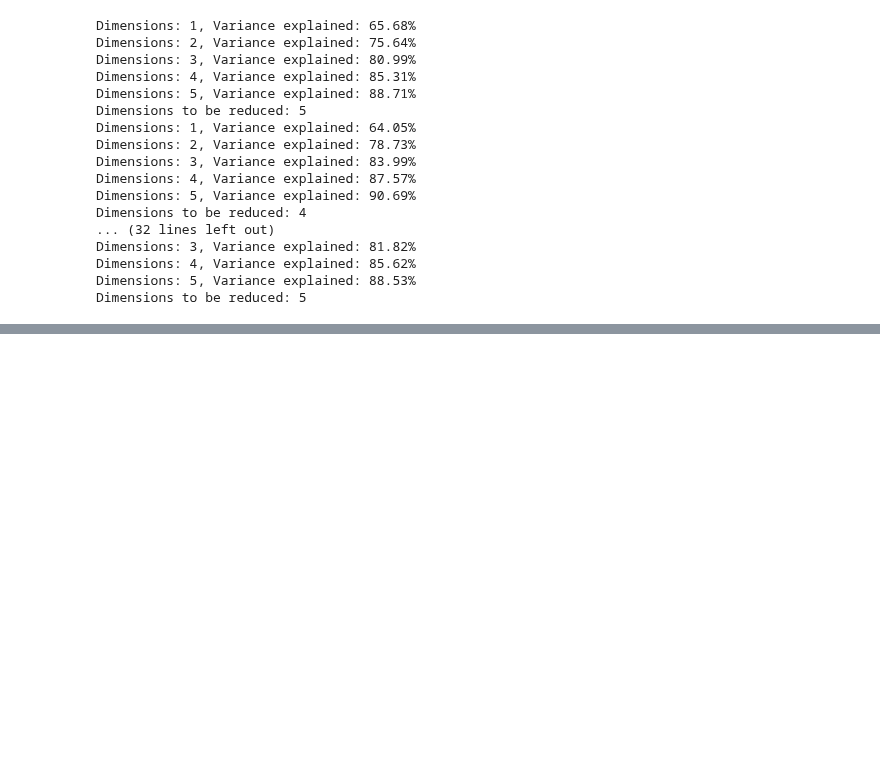
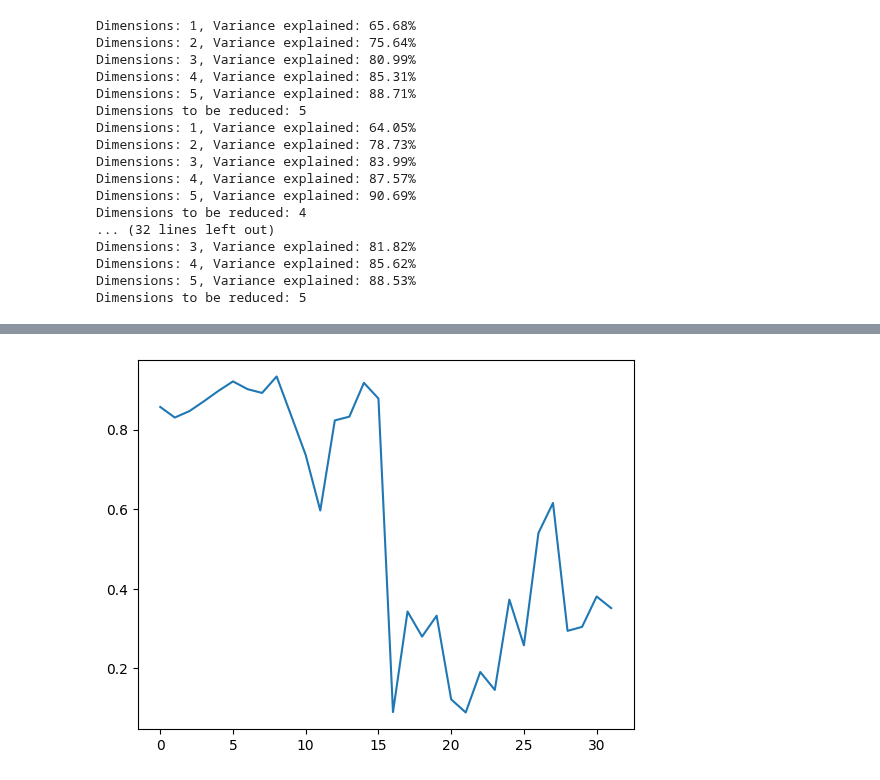
Before and after one commit to NeuroAI-IBS/fn_data_saccade, a Jupyter notebook: Data sorting/python_code/Mossy_Purkinje.ipynb, the cells around one changed output, grey strips where cells are left out. Cells and saved outputs as stored; diff of their text form; code cells hidden in the pictures; blank space fills up the shorter version.

```diff
--- a/Data sorting/python_code/Mossy_Purkinje.ipynb
+++ b/Data sorting/python_code/Mossy_Purkinje.ipynb
@@ -205,0 +217,6 @@ len(pFN)
+# %%
+plt.plot(r_2)
+
+plt.savefig("r2.jpg")
+# %% [output]
+[figure, added]
```
Also changed, not shown: parts of 18 cells of this notebook.
